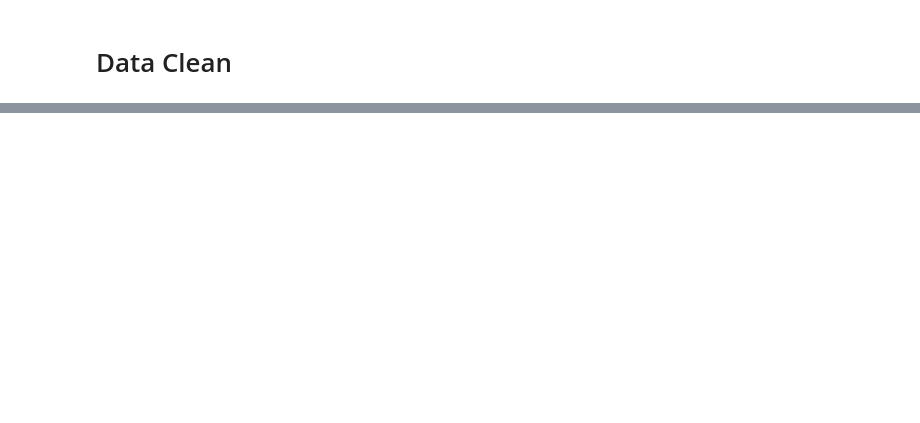
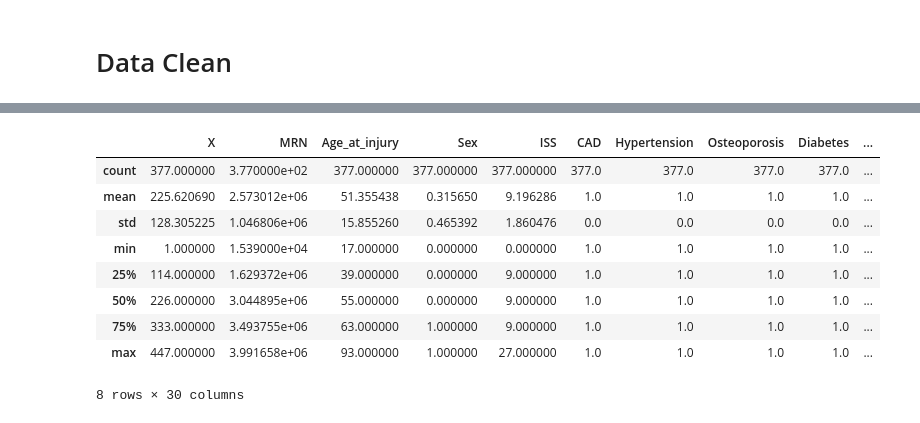
Before and after one commit to zhuzp98/STAT_550_CaseProject, a Jupyter notebook: code/NewCase1.ipynb, the cells around one changed output, grey strips where cells are left out. Saved outputs shown, nothing was run; the diff lists cells and outputs as text; code cells hidden in the pictures; blank space fills up the shorter version.

```diff
--- a/code/NewCase1.ipynb
+++ b/code/NewCase1.ipynb
@@ -103,13 +131,26 @@ easyc3['Mental_illness'] = ((easyc3['Depression'] + easyc3['Anxiety_disorder'] +
 # %%
 # Select final columns for easyc3
 final_cols = ['X', 'MRN', 'Age_at_injury', 'Sex', 'ISS', 'CAD', 'Hypertension',
               'Osteoporosis', 'Diabetes', 'SubAbuse', 'Mental_illness',
               'Malignancy', 'Stroke_TIA', 'Previous_orthopedic_trauma',
               'Revision_procedure', 'Function_Baseline', 'Pain_Baseline',
               'Total_Baseline'] + [col for col in easyc3.columns
                                   if any(x in col for x in ['_3M', '_6M', '_1Y', '_5Y'])]
 
 easyc3 = easyc3[final_cols]
+
+easyc3.describe()
+# %% [output]
+|  | X | MRN | Age_at_injury | Sex | ISS | CAD | Hypertension | Osteoporosis | Diabetes | ... |
+| count | 377.000000 | 3.770000e+02 | 377.000000 | 377.000000 | 377.000000 | 377.0 | 377.0 | 377.0 | 377.0 | ... |
+| mean | 225.620690 | 2.573012e+06 | 51.355438 | 0.315650 | 9.196286 | 1.0 | 1.0 | 1.0 | 1.0 | ... |
+| std | 128.305225 | 1.046806e+06 | 15.855260 | 0.465392 | 1.860476 | 0.0 | 0.0 | 0.0 | 0.0 | ... |
+| min | 1.000000 | 1.539000e+04 | 17.000000 | 0.000000 | 0.000000 | 1.0 | 1.0 | 1.0 | 1.0 | ... |
+| 25% | 114.000000 | 1.629372e+06 | 39.000000 | 0.000000 | 9.000000 | 1.0 | 1.0 | 1.0 | 1.0 | ... |
+| 50% | 226.000000 | 3.044895e+06 | 55.000000 | 0.000000 | 9.000000 | 1.0 | 1.0 | 1.0 | 1.0 | ... |
+| 75% | 333.000000 | 3.493755e+06 | 63.000000 | 1.000000 | 9.000000 | 1.0 | 1.0 | 1.0 | 1.0 | ... |
+| max | 447.000000 | 3.991658e+06 | 93.000000 | 1.000000 | 27.000000 | 1.0 | 1.0 | 1.0 | 1.0 | ... |
+8 rows × 30 columns
 # %%
 # Create long format data
 id_vars = ['X', 'MRN', 'Age_at_injury', 'Sex', 'ISS', 'CAD', 'Hypertension',
```
Also changed, not shown: parts of 10 cells of this notebook.
